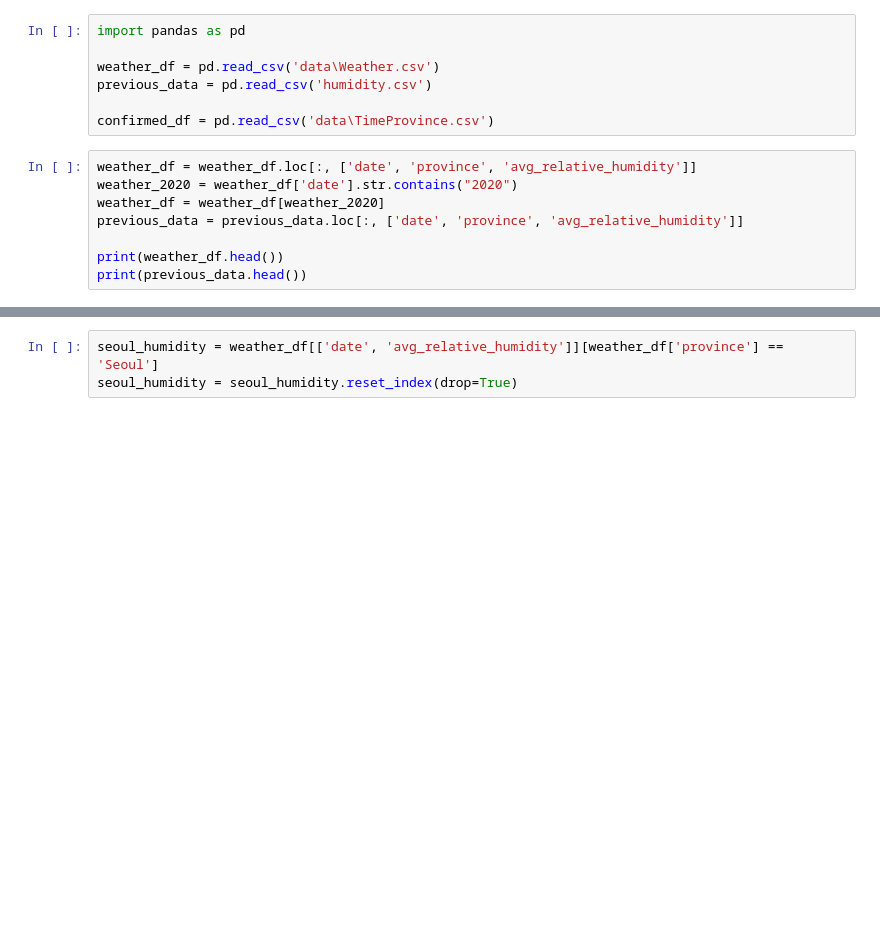
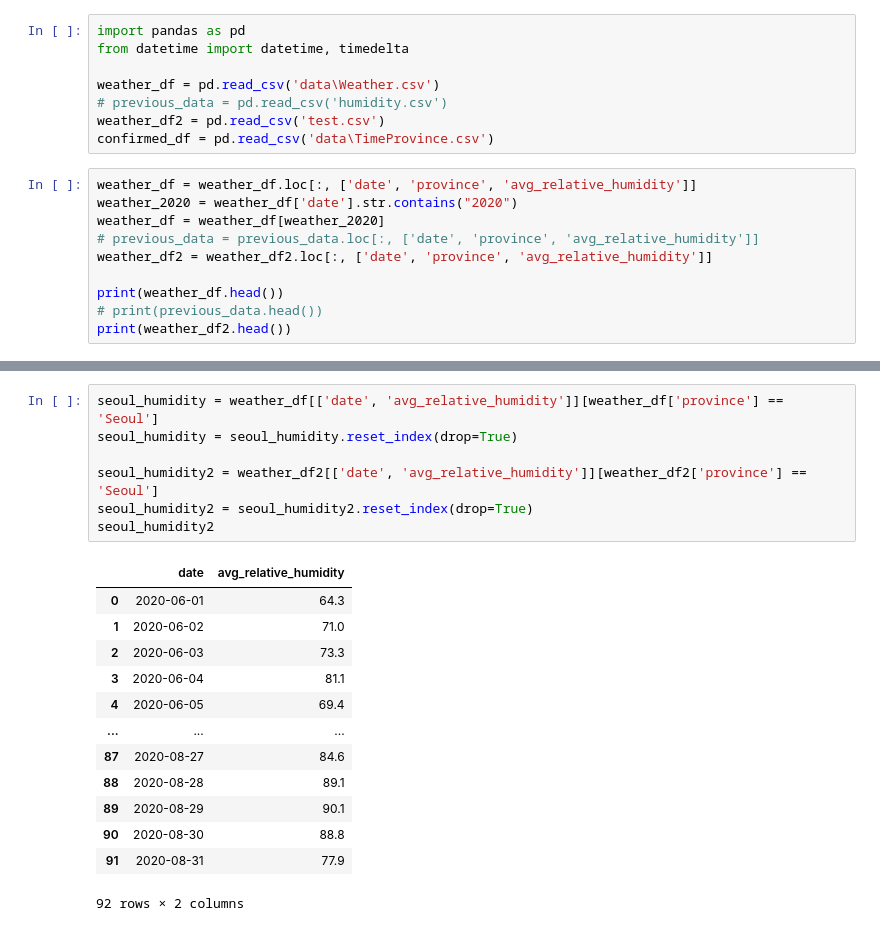
Before and after one commit to leeisack/project_AI_AMONG_US, a Jupyter notebook: sia_proj/corona.ipynb, the cells around one changed output, grey strips where cells are left out. Cells and saved outputs as stored; diff of their text form; blank space fills up the shorter version.

```diff
--- a/sia_proj/corona.ipynb
+++ b/sia_proj/corona.ipynb
@@ -1,17 +1,20 @@
 # %%
 import pandas as pd
+from datetime import datetime, timedelta
 
 weather_df = pd.read_csv('data\Weather.csv')
-previous_data = pd.read_csv('humidity.csv')
-
+# previous_data = pd.read_csv('humidity.csv')
+weather_df2 = pd.read_csv('test.csv')
 confirmed_df = pd.read_csv('data\TimeProvince.csv')
 # %%
 weather_df = weather_df.loc[:, ['date', 'province', 'avg_relative_humidity']]
 weather_2020 = weather_df['date'].str.contains("2020")
 weather_df = weather_df[weather_2020]
-previous_data = previous_data.loc[:, ['date', 'province', 'avg_relative_humidity']]
+# previous_data = previous_data.loc[:, ['date', 'province', 'avg_relative_humidity']]
+weather_df2 = weather_df2.loc[:, ['date', 'province', 'avg_relative_humidity']]
 
 print(weather_df.head())
-print(previous_data.head())
+# print(previous_data.head())
+print(weather_df2.head())
 # %% [output]
              date province  avg_relative_humidity
@@ -68,3 +64,21 @@ See the caveats in the documentation: https://pandas.pydata.org/pandas-docs/stab
 # %%
 seoul_humidity = weather_df[['date', 'avg_relative_humidity']][weather_df['province'] == 'Seoul']
 seoul_humidity = seoul_humidity.reset_index(drop=True)
+
+seoul_humidity2 = weather_df2[['date', 'avg_relative_humidity']][weather_df2['province'] == 'Seoul']
+seoul_humidity2 = seoul_humidity2.reset_index(drop=True)
+seoul_humidity2
+# %% [output]
+|  | date | avg_relative_humidity |
+| 0 | 2020-06-01 | 64.3 |
+| 1 | 2020-06-02 | 71.0 |
+| 2 | 2020-06-03 | 73.3 |
+| 3 | 2020-06-04 | 81.1 |
+| 4 | 2020-06-05 | 69.4 |
+| ... | ... | ... |
+| 87 | 2020-08-27 | 84.6 |
+| 88 | 2020-08-28 | 89.1 |
+| 89 | 2020-08-29 | 90.1 |
+| 90 | 2020-08-30 | 88.8 |
+| 91 | 2020-08-31 | 77.9 |
+92 rows × 2 columns
```
Also changed, not shown: parts of 6 cells of this notebook.
